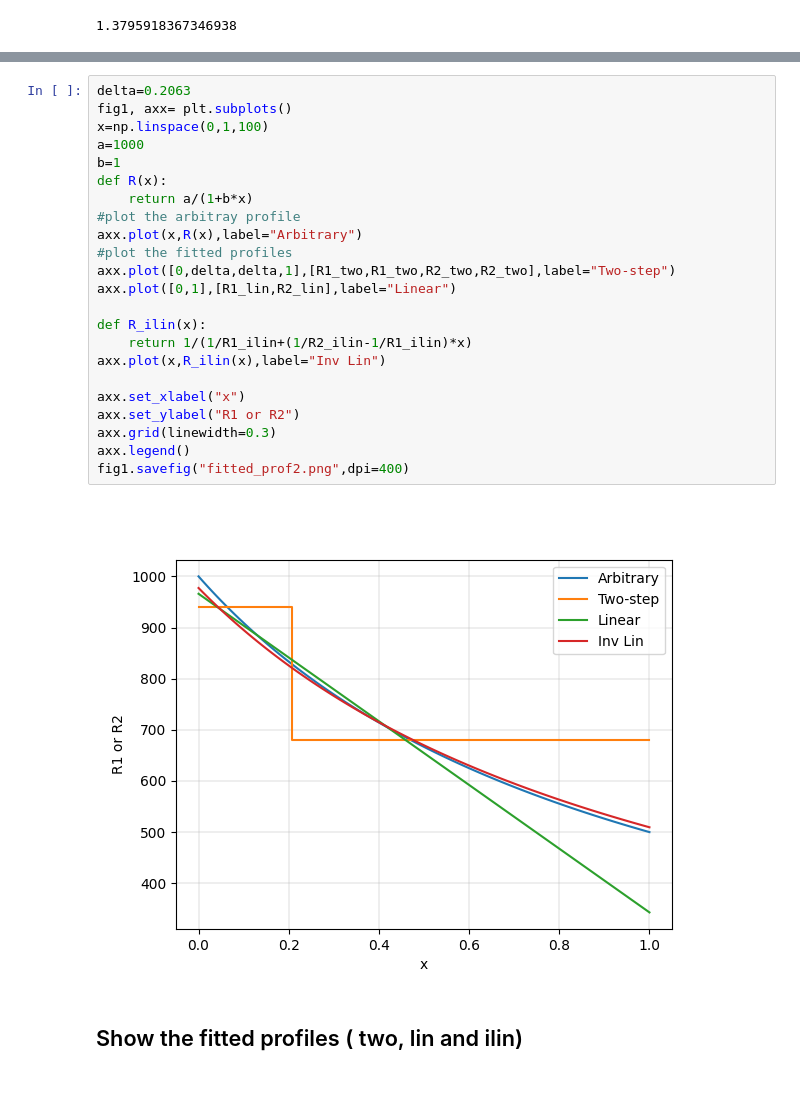
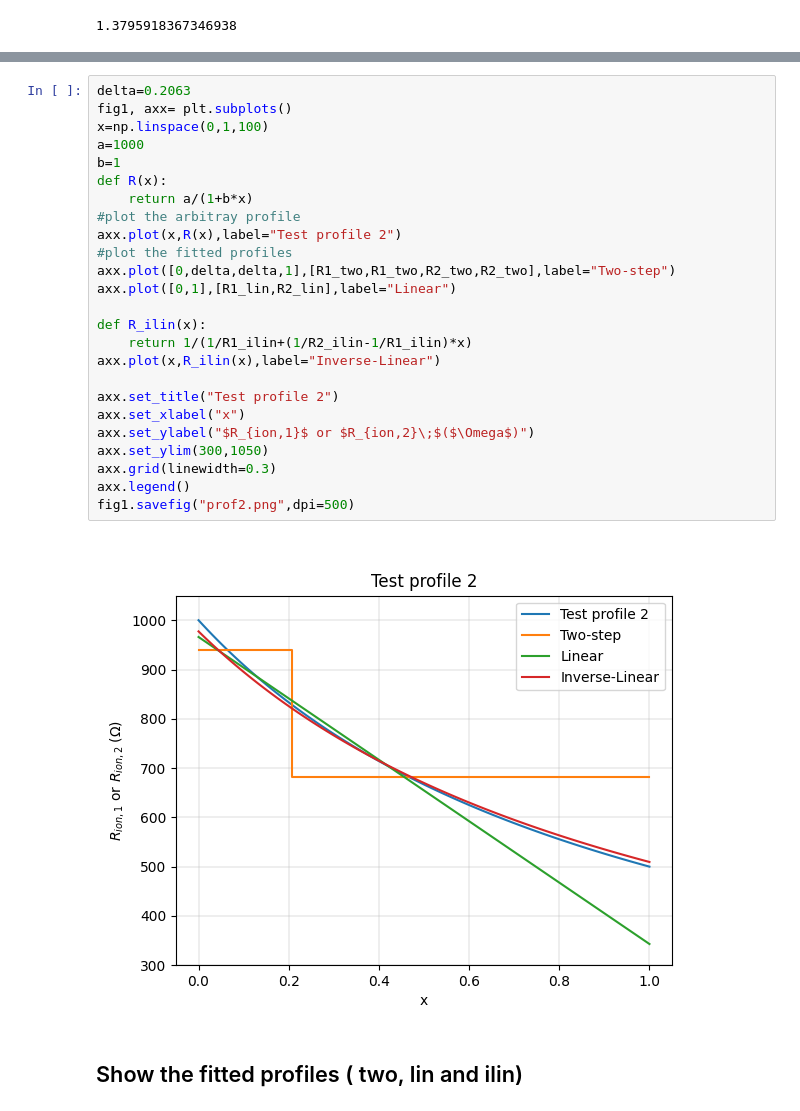
Before and after one commit to Yugal0/fitting-gen-arbitrary-eis, a Jupyter notebook: main_prof_2.ipynb, the cells around one changed output, grey strips where cells are left out. Cells and saved outputs as stored; diff of their text form.

```diff
--- a/main_prof_2.ipynb
+++ b/main_prof_2.ipynb
@@ -180,28 +180,30 @@ for idx1,ax,fg,title in zip([0,1,2],(axtwo,axlin,axilin),(fig,fig1,fig2),("Two-s
 # %%
 delta=0.2063
 fig1, axx= plt.subplots()
 x=np.linspace(0,1,100)
 a=1000
 b=1
 def R(x):
     return a/(1+b*x)
 #plot the arbitray profile
-axx.plot(x,R(x),label="Arbitrary")
+axx.plot(x,R(x),label="Test profile 2")
 #plot the fitted profiles
 axx.plot([0,delta,delta,1],[R1_two,R1_two,R2_two,R2_two],label="Two-step")
 axx.plot([0,1],[R1_lin,R2_lin],label="Linear")
 
 def R_ilin(x):
     return 1/(1/R1_ilin+(1/R2_ilin-1/R1_ilin)*x)
-axx.plot(x,R_ilin(x),label="Inv Lin")
+axx.plot(x,R_ilin(x),label="Inverse-Linear")
 
+axx.set_title("Test profile 2")
 axx.set_xlabel("x")
-axx.set_ylabel("R1 or R2")
+axx.set_ylabel("$R_{ion,1}$ or $R_{ion,2}\;$($\Omega$)")
+axx.set_ylim(300,1050)
 axx.grid(linewidth=0.3)
 axx.legend()
-fig1.savefig("fitted_prof2.png",dpi=400)
+fig1.savefig("prof2.png",dpi=500)
 # %% [output]
-[figure, old version]
+[figure, new version]
 # %% [markdown]
 ## Show the fitted profiles ( two, lin and ilin)
 # %%
```
Also changed, not shown: parts of 2 cells of this notebook, 13 other files.
